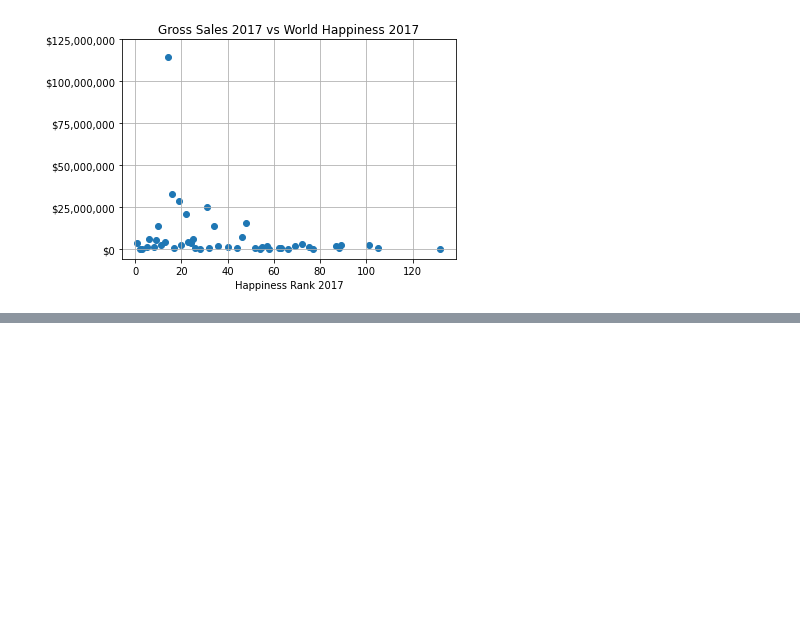
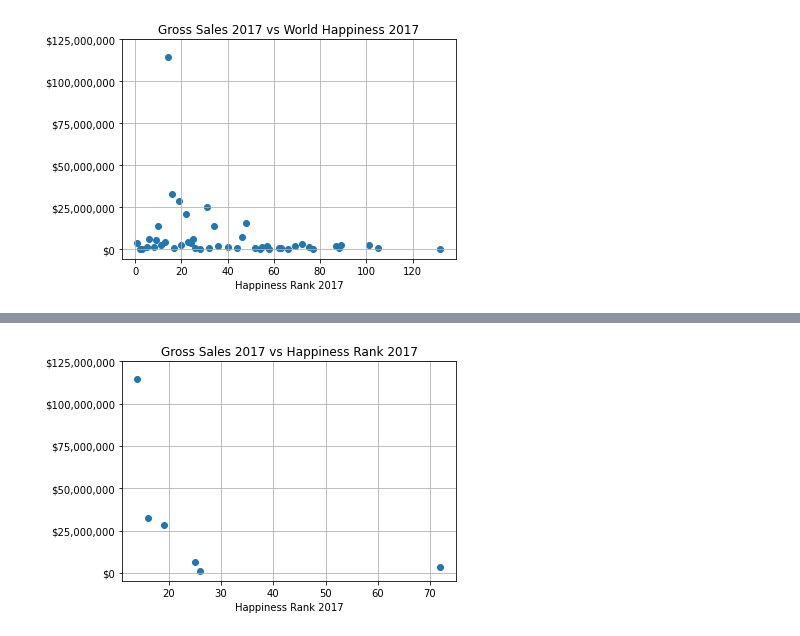
Before and after one commit to jaysueno/Group_Good_Guys, a Jupyter notebook: shades.ipynb, the cells around one changed output, grey strips where cells are left out. Cells and saved outputs as stored; diff of their text form; code cells hidden in the pictures; blank space fills up the shorter version.

```diff
--- a/shades.ipynb
+++ b/shades.ipynb
@@ -263,0 +318,12 @@ plt.savefig('Charts/2015OpeningSalesVSHappiness.png')
+# %%
+x = target_df['Happiness Rank 2017']
+y = target_df['Gross Sales 2017']
+plt.scatter(x, y)
+plt.title('Gross Sales 2017 vs Happiness Rank 2017')
+plt.xlabel('Happiness Rank 2017')
+plt.yticks(ticks=y_ticks_gross17,labels=y_labels_gross17)
+plt.tight_layout()
+plt.grid()
+plt.savefig('Charts/2017OpeningSalesVSHappiness_Target.png')
+# %% [output]
+[figure, added]
```
Also changed, not shown: parts of 8 cells of this notebook.
